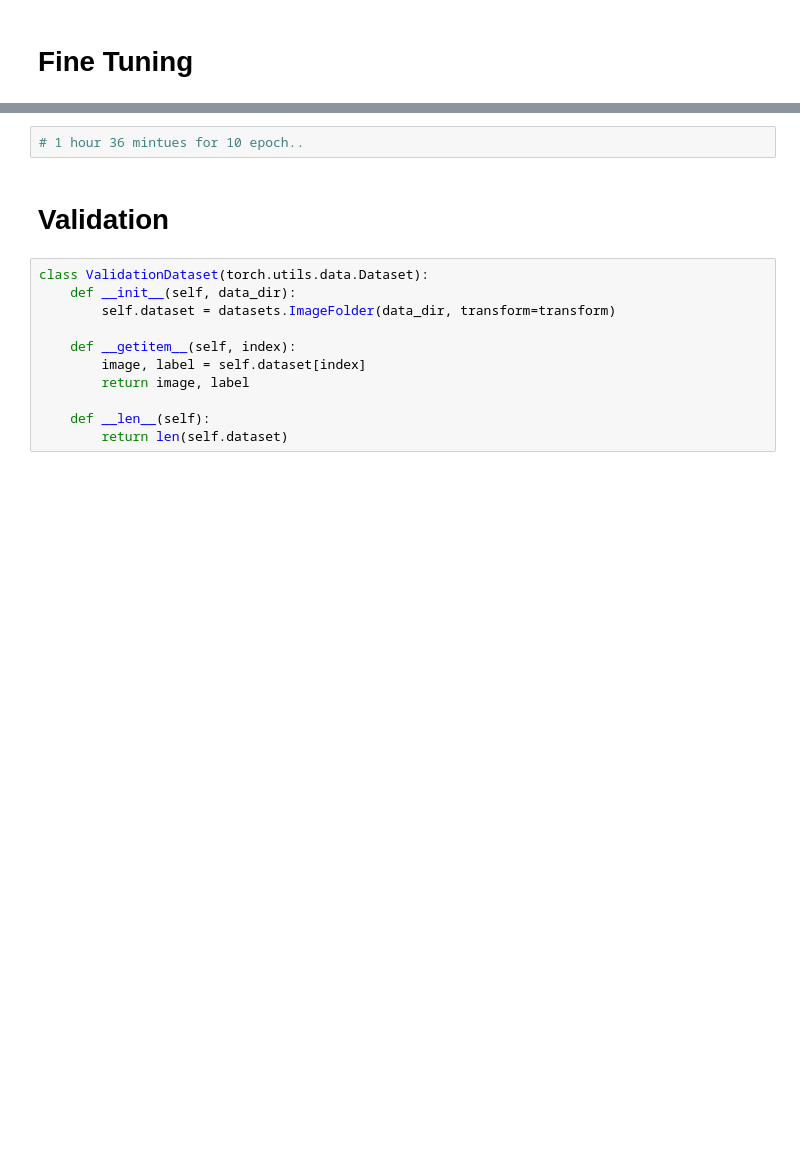
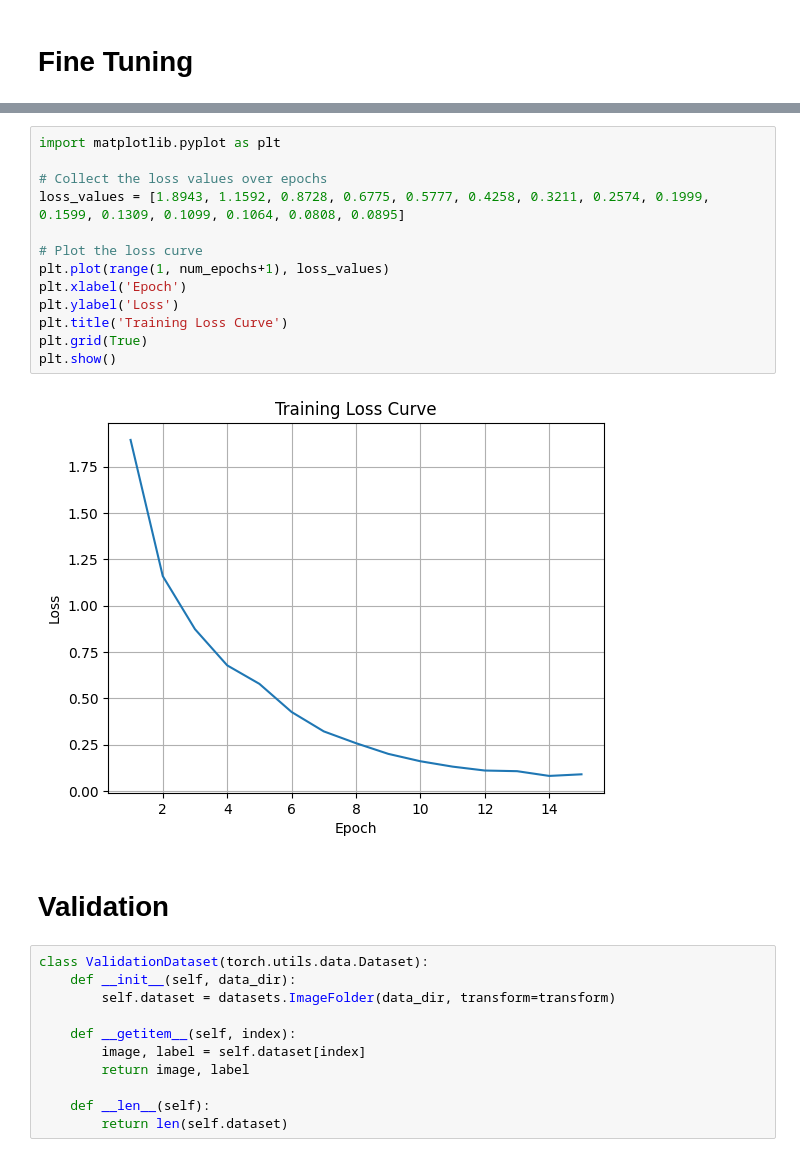
Before and after one commit to MuhammadIrzam447/Programming-Fundamentals-Lab-Manuals, a Jupyter notebook: images_ferramenta.ipynb, the cells around one changed output, grey strips where cells are left out. Drawn from its saved outputs; the diff is of its cells as text; blank space fills up the shorter version.

```diff
--- a/images_ferramenta.ipynb
+++ b/images_ferramenta.ipynb
@@ -244,8 +188,21 @@ Epoch 12/15 Loss: 0.1099
 Epoch 13/15 Loss: 0.1064
 Epoch 14/15 Loss: 0.0808
 Epoch 15/15 Loss: 0.0895
-# %%
-# 1 hour 36 mintues for 10 epoch..
+# %%
+import matplotlib.pyplot as plt
+
+# Collect the loss values over epochs
+loss_values = [1.8943, 1.1592, 0.8728, 0.6775, 0.5777, 0.4258, 0.3211, 0.2574, 0.1999, 0.1599, 0.1309, 0.1099, 0.1064, 0.0808, 0.0895]
+
+# Plot the loss curve
+plt.plot(range(1, num_epochs+1), loss_values)
+plt.xlabel('Epoch')
+plt.ylabel('Loss')
+plt.title('Training Loss Curve')
+plt.grid(True)
+plt.show()
+# %% [output]
+[figure, added]
 # %% [markdown]
 # Validation
 # %%
```
Also changed, not shown: parts of 18 cells of this notebook.
